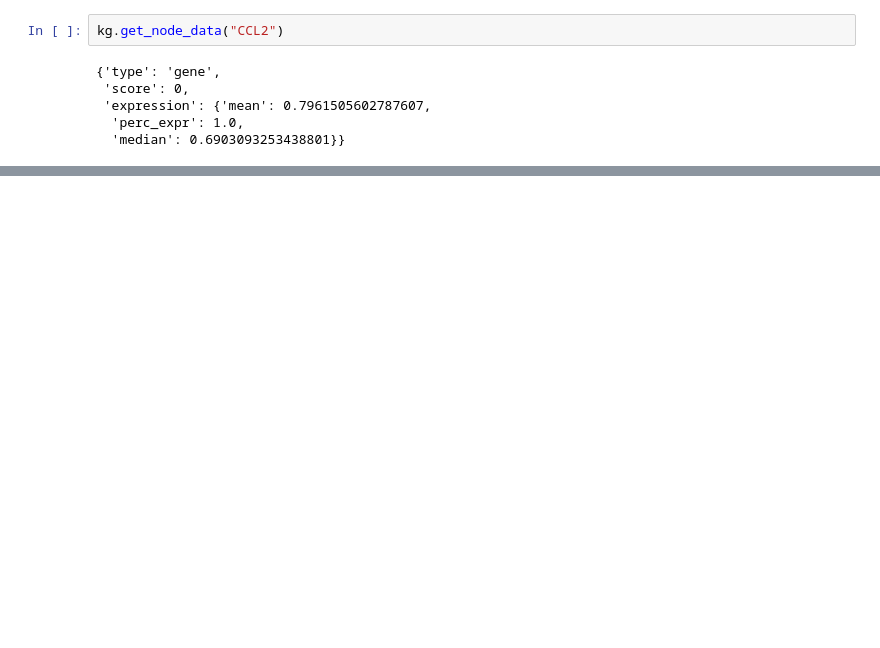
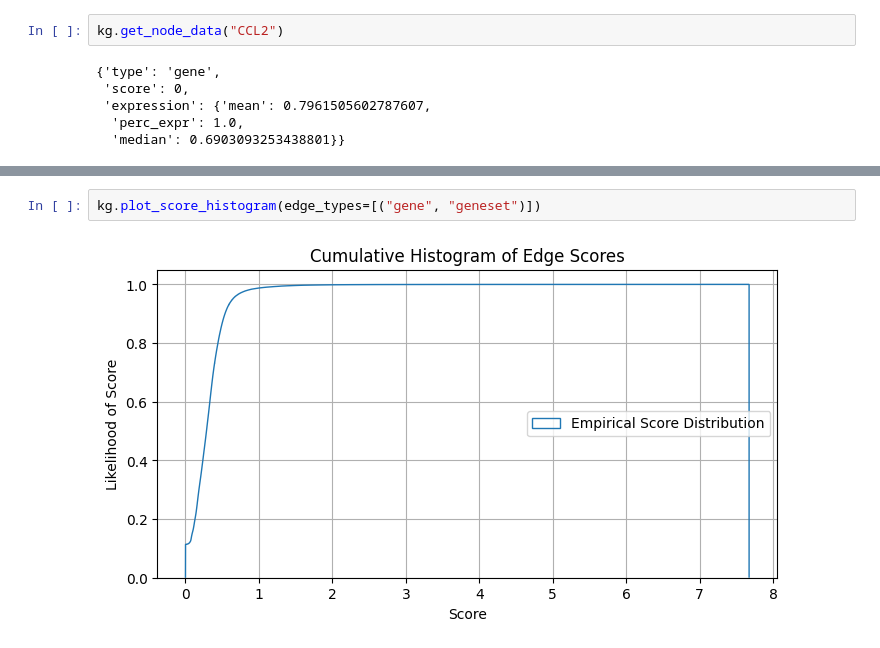
Before and after one commit to mjoppich/PICASO, a Jupyter notebook: scripts/create_basic_knowledgegraph.ipynb, the cells around one changed output, grey strips where cells are left out. Cells and saved outputs as stored; diff of their text form; blank space fills up the shorter version.

```diff
--- a/scripts/create_basic_knowledgegraph.ipynb
+++ b/scripts/create_basic_knowledgegraph.ipynb
@@ -121,0 +343,4 @@ for edge in kg.get_node_edges("CCL2", in_types=["gene"], out_types=["gene"]):
+# %%
+kg.plot_score_histogram(edge_types=[("gene", "geneset")])
+# %% [output]
+[figure, added]
```
Also changed, not shown: parts of 45 cells of this notebook, 3 other files.
